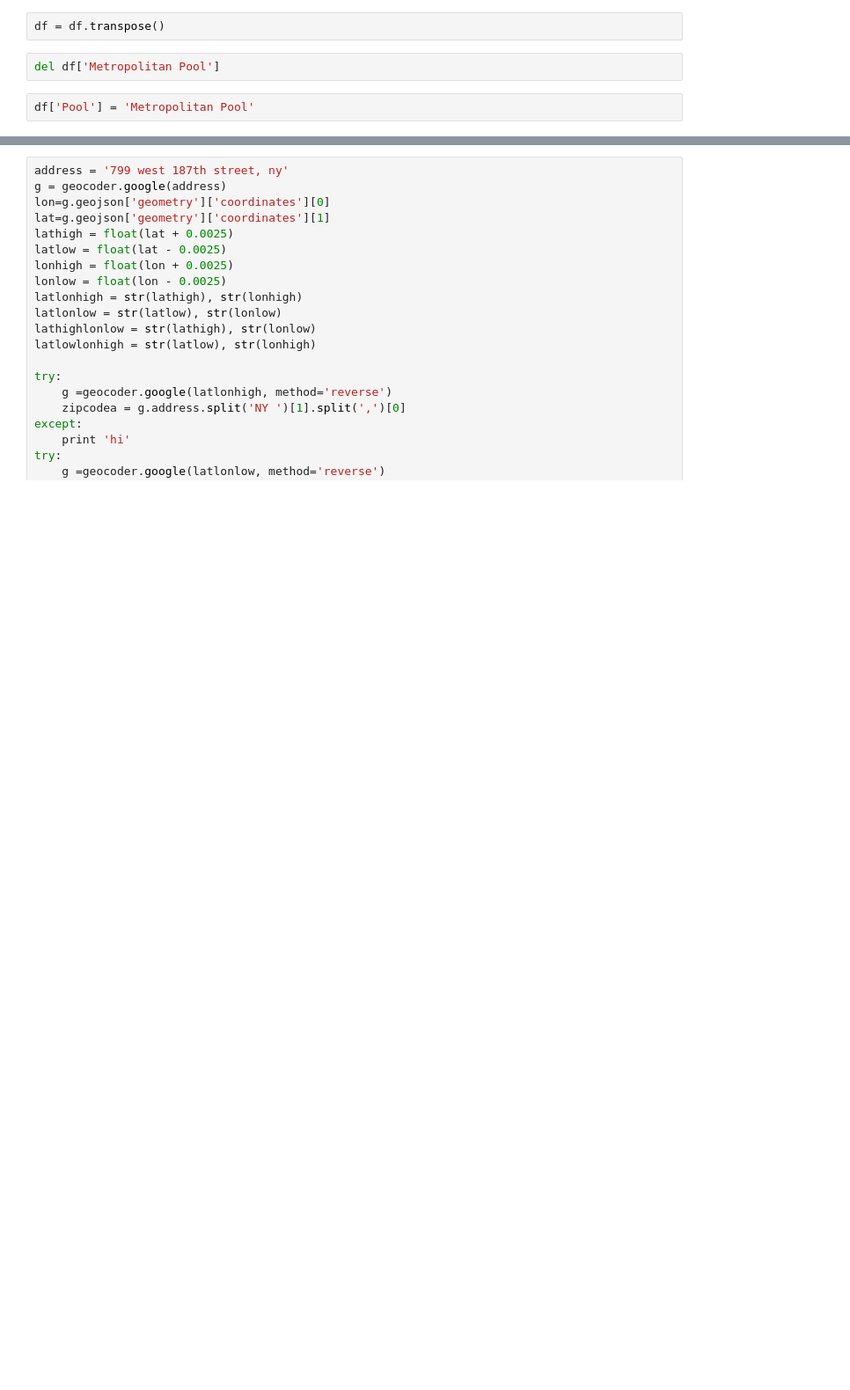
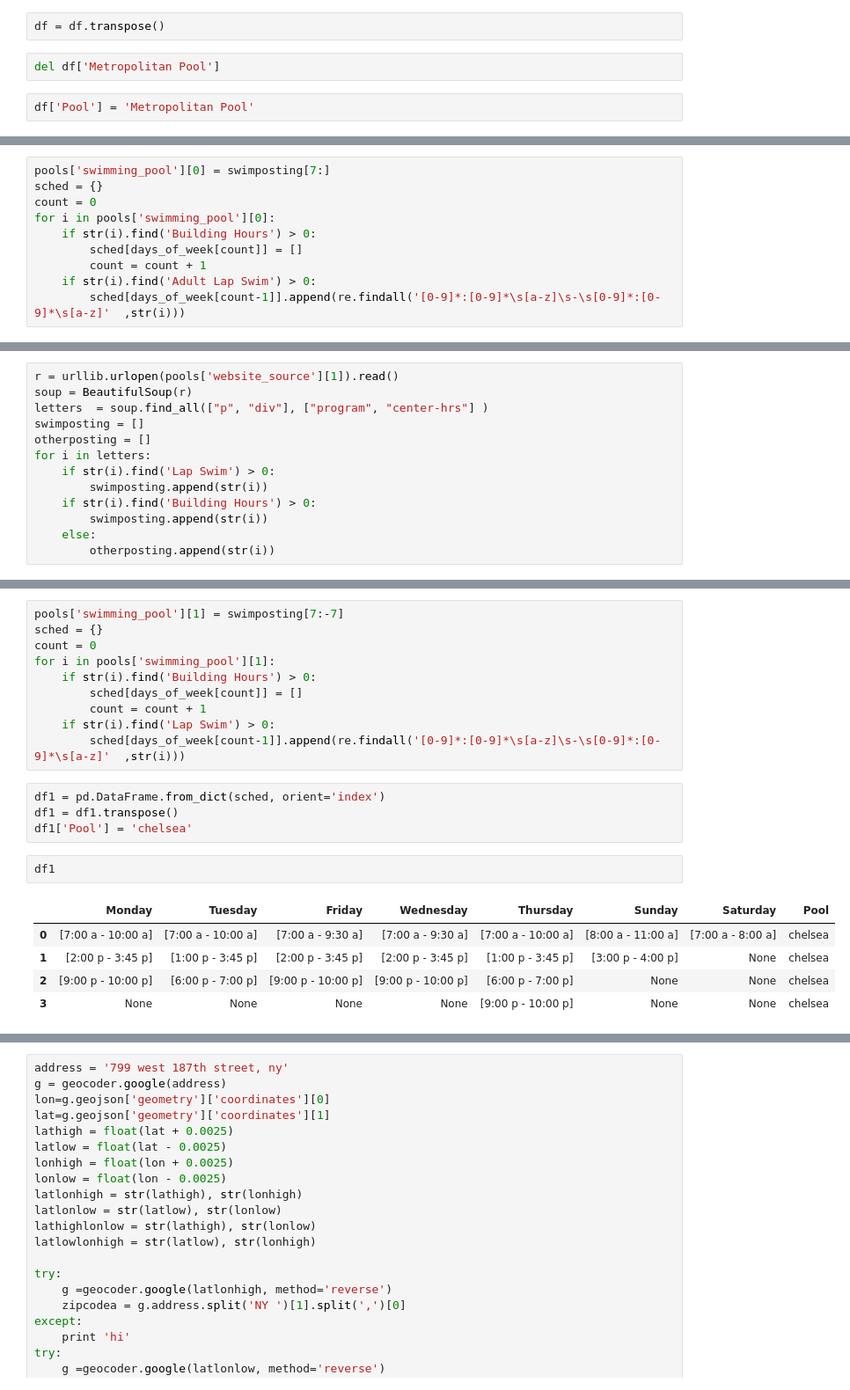
Before and after one commit to stephgline/NYClapfinder, a Jupyter notebook: 4.11.16.pool_project.ipynb, the cells around one changed output, grey strips where cells are left out. Shown: that part at 88% size. Drawn from its saved outputs; the diff is of its cells as text; blank space fills up the shorter version.

```diff
--- a/4.11.16.pool_project.ipynb
+++ b/4.11.16.pool_project.ipynb
@@ -435,0 +492,10 @@ df
+# %%
+pools['swimming_pool'][0] = swimposting[7:]
+sched = {}
+count = 0
+for i in pools['swimming_pool'][0]:
+    if str(i).find('Building Hours') > 0:
+        sched[days_of_week[count]] = []
+        count = count + 1
+    if str(i).find('Adult Lap Swim') > 0:
+        sched[days_of_week[count-1]].append(re.findall('[0-9]*:[0-9]*\s[a-z]\s-\s[0-9]*:[0-9]*\s[a-z]'  ,str(i)))
@@ -435,0 +531,13 @@ df
+# %%
+r = urllib.urlopen(pools['website_source'][1]).read()
+soup = BeautifulSoup(r)
+letters  = soup.find_all(["p", "div"], ["program", "center-hrs"] )
+swimposting = []
+otherposting = []
+for i in letters:
+    if str(i).find('Lap Swim') > 0:
+        swimposting.append(str(i))
+    if str(i).find('Building Hours') > 0:
+        swimposting.append(str(i))
+    else:
+        otherposting.append(str(i))
@@ -435,0 +570,22 @@ df
+# %%
+pools['swimming_pool'][1] = swimposting[7:-7]
+sched = {}
+count = 0
+for i in pools['swimming_pool'][1]:
+    if str(i).find('Building Hours') > 0:
+        sched[days_of_week[count]] = []
+        count = count + 1
+    if str(i).find('Lap Swim') > 0:
+        sched[days_of_week[count-1]].append(re.findall('[0-9]*:[0-9]*\s[a-z]\s-\s[0-9]*:[0-9]*\s[a-z]'  ,str(i)))
+# %%
+df1 = pd.DataFrame.from_dict(sched, orient='index')
+df1 = df1.transpose()
+df1['Pool'] = 'chelsea'
+# %%
+df1
+# %% [output]
+|  | Monday | Tuesday | Friday | Wednesday | Thursday | Sunday | Saturday | Pool |
+| 0 | [7:00 a - 10:00 a] | [7:00 a - 10:00 a] | [7:00 a - 9:30 a] | [7:00 a - 9:30 a] | [7:00 a - 10:00 a] | [8:00 a - 11:00 a] | [7:00 a - 8:00 a] | chelsea |
+| 1 | [2:00 p - 3:45 p] | [1:00 p - 3:45 p] | [2:00 p - 3:45 p] | [2:00 p - 3:45 p] | [1:00 p - 3:45 p] | [3:00 p - 4:00 p] | None | chelsea |
+| 2 | [9:00 p - 10:00 p] | [6:00 p - 7:00 p] | [9:00 p - 10:00 p] | [9:00 p - 10:00 p] | [6:00 p - 7:00 p] | None | None | chelsea |
+| 3 | None | None | None | None | [9:00 p - 10:00 p] | None | None | chelsea |
```
Also changed, not shown: parts of 38 cells of this notebook.
